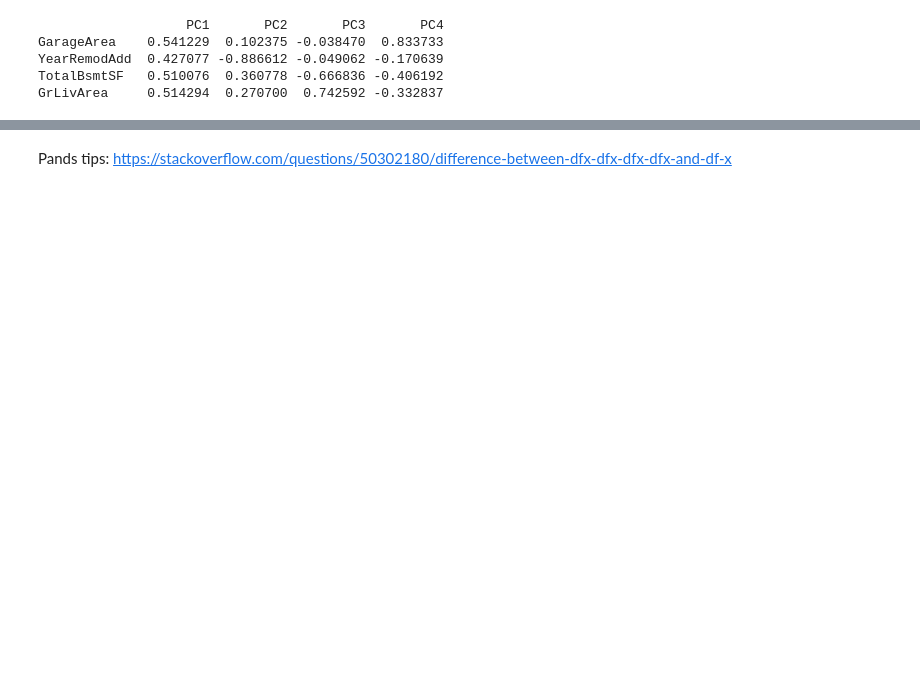
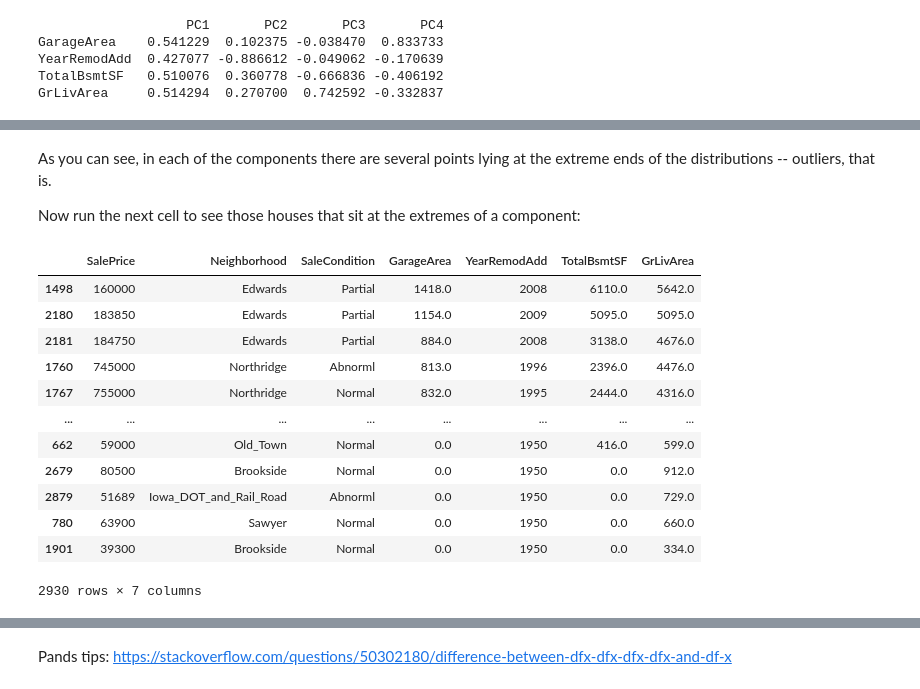
Before and after one commit to pengfei99/FeatureEngineering, a Jupyter notebook: notebooks/Exercise/05.PCA.ipynb, the cells around one changed output, grey strips where cells are left out. Cells and saved outputs as stored; diff of their text form; code cells hidden in the pictures; blank space fills up the shorter version.

```diff
--- a/notebooks/Exercise/05.PCA.ipynb
+++ b/notebooks/Exercise/05.PCA.ipynb
@@ -162,0 +243,24 @@ Look at the loadings for components PC1 and PC3. Can you think of a description
+# %% [markdown]
+As you can see, in each of the components there are several points lying at the extreme ends of the distributions -- outliers, that is.
+
+Now run the next cell to see those houses that sit at the extremes of a component:
+# %%
+# You can change PC1 to PC2, PC3, or PC4
+component = "PC1"
+
+idx = X_pca[component].sort_values(ascending=False).index
+df.loc[idx, ["SalePrice", "Neighborhood", "SaleCondition"] + features]
+# %% [output]
+|  | SalePrice | Neighborhood | SaleCondition | GarageArea | YearRemodAdd | TotalBsmtSF | GrLivArea |
+| 1498 | 160000 | Edwards | Partial | 1418.0 | 2008 | 6110.0 | 5642.0 |
+| 2180 | 183850 | Edwards | Partial | 1154.0 | 2009 | 5095.0 | 5095.0 |
+| 2181 | 184750 | Edwards | Partial | 884.0 | 2008 | 3138.0 | 4676.0 |
+| 1760 | 745000 | Northridge | Abnorml | 813.0 | 1996 | 2396.0 | 4476.0 |
+| 1767 | 755000 | Northridge | Normal | 832.0 | 1995 | 2444.0 | 4316.0 |
+| ... | ... | ... | ... | ... | ... | ... | ... |
+| 662 | 59000 | Old_Town | Normal | 0.0 | 1950 | 416.0 | 599.0 |
+| 2679 | 80500 | Brookside | Normal | 0.0 | 1950 | 0.0 | 912.0 |
+| 2879 | 51689 | Iowa_DOT_and_Rail_Road | Abnorml | 0.0 | 1950 | 0.0 | 729.0 |
+| 780 | 63900 | Sawyer | Normal | 0.0 | 1950 | 0.0 | 660.0 |
+| 1901 | 39300 | Brookside | Normal | 0.0 | 1950 | 0.0 | 334.0 |
+2930 rows × 7 columns
```
Also changed, not shown: parts of 13 cells of this notebook.
